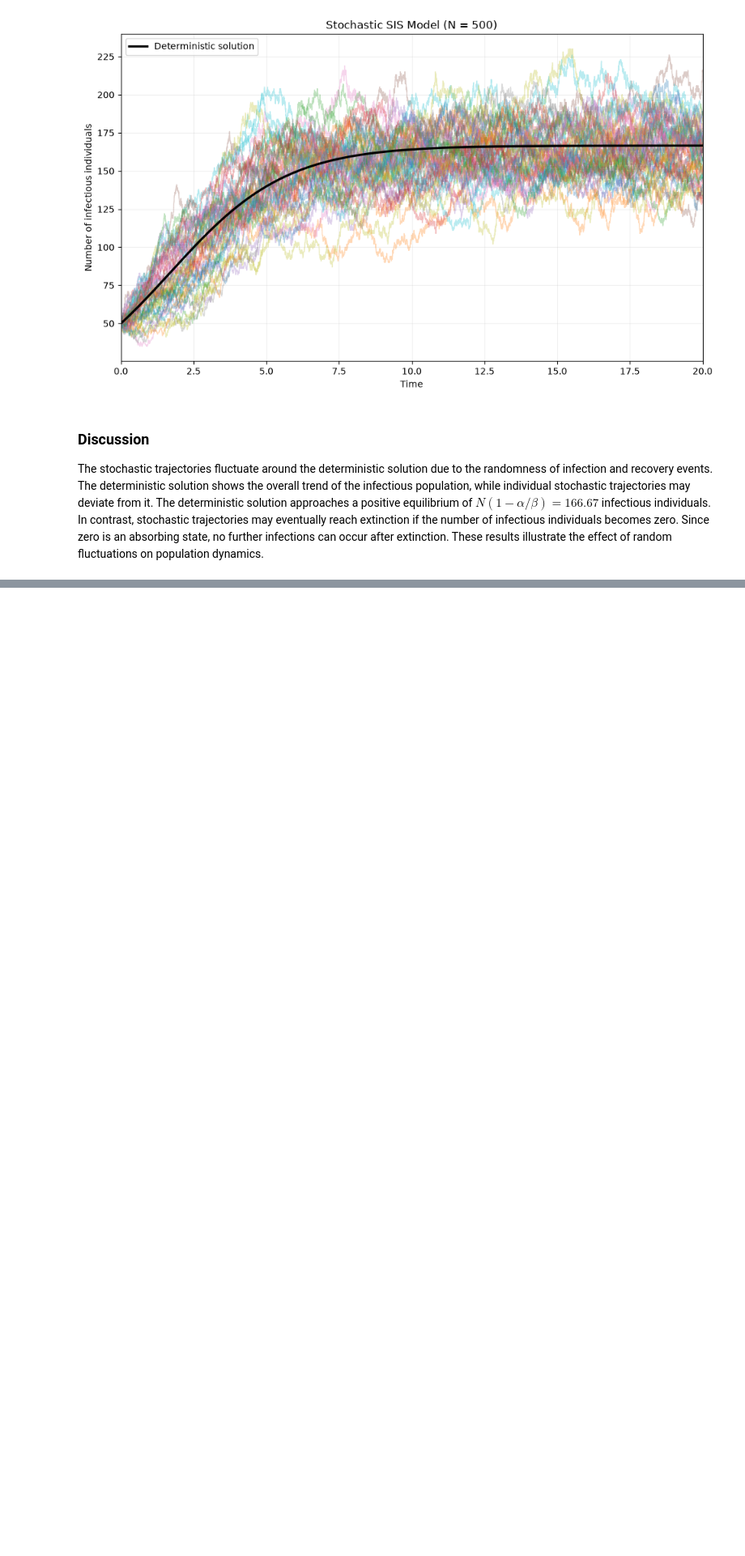
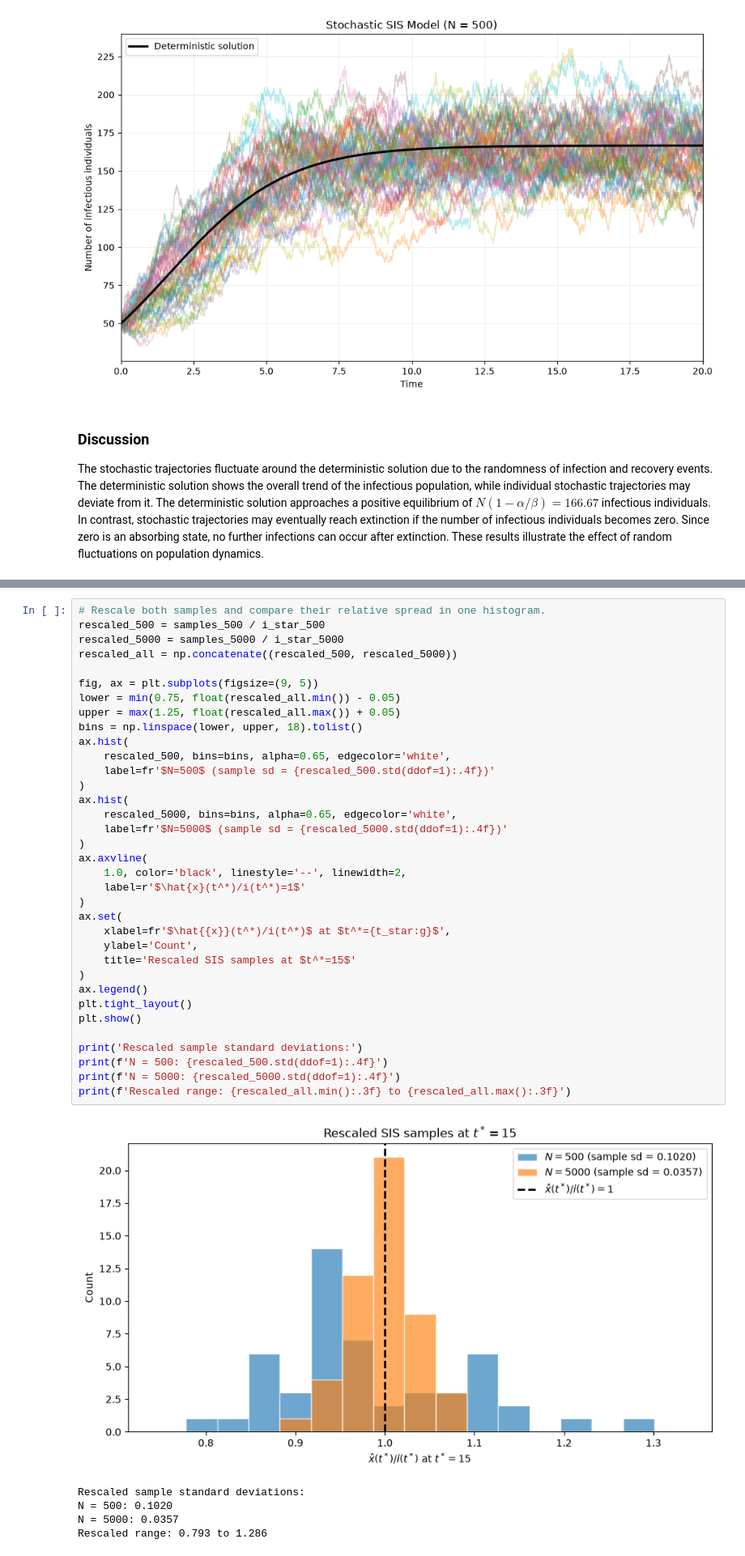
Before and after one commit to feftywacky/csi4124-assignments-group10, a Jupyter notebook: a2/Q2_1.ipynb, the cells around one changed output, grey strips where cells are left out. Shown at 81% size. Saved outputs shown, nothing was run; the diff lists cells and outputs as text; blank space fills up the shorter version.

```diff
--- a/a2/Q1_1a+1b.ipynb
+++ b/a2/Q2_1.ipynb
@@ -183,0 +344,41 @@ The stochastic trajectories fluctuate around the deterministic solution due to t
+# %%
+# Rescale both samples and compare their relative spread in one histogram.
+rescaled_500 = samples_500 / i_star_500
+rescaled_5000 = samples_5000 / i_star_5000
+rescaled_all = np.concatenate((rescaled_500, rescaled_5000))
+
+fig, ax = plt.subplots(figsize=(9, 5))
+lower = min(0.75, float(rescaled_all.min()) - 0.05)
+upper = max(1.25, float(rescaled_all.max()) + 0.05)
+bins = np.linspace(lower, upper, 18).tolist()
+ax.hist(
+    rescaled_500, bins=bins, alpha=0.65, edgecolor='white',
+    label=fr'$N=500$ (sample sd = {rescaled_500.std(ddof=1):.4f})'
+)
+ax.hist(
+    rescaled_5000, bins=bins, alpha=0.65, edgecolor='white',
+    label=fr'$N=5000$ (sample sd = {rescaled_5000.std(ddof=1):.4f})'
+)
+ax.axvline(
+    1.0, color='black', linestyle='--', linewidth=2,
+    label=r'$\hat{x}(t^*)/i(t^*)=1$'
+)
+ax.set(
+    xlabel=fr'$\hat{{x}}(t^*)/i(t^*)$ at $t^*={t_star:g}$',
+    ylabel='Count',
+    title='Rescaled SIS samples at $t^*=15$'
+)
+ax.legend()
+plt.tight_layout()
+plt.show()
+
+print('Rescaled sample standard deviations:')
+print(f'N = 500: {rescaled_500.std(ddof=1):.4f}')
+print(f'N = 5000: {rescaled_5000.std(ddof=1):.4f}')
+print(f'Rescaled range: {rescaled_all.min():.3f} to {rescaled_all.max():.3f}')
+# %% [output]
+[figure, added]
+Rescaled sample standard deviations:
+N = 500: 0.1020
+N = 5000: 0.0357
+Rescaled range: 0.793 to 1.286
```
Also changed, not shown: parts of 11 cells of this notebook, 1 other file.
